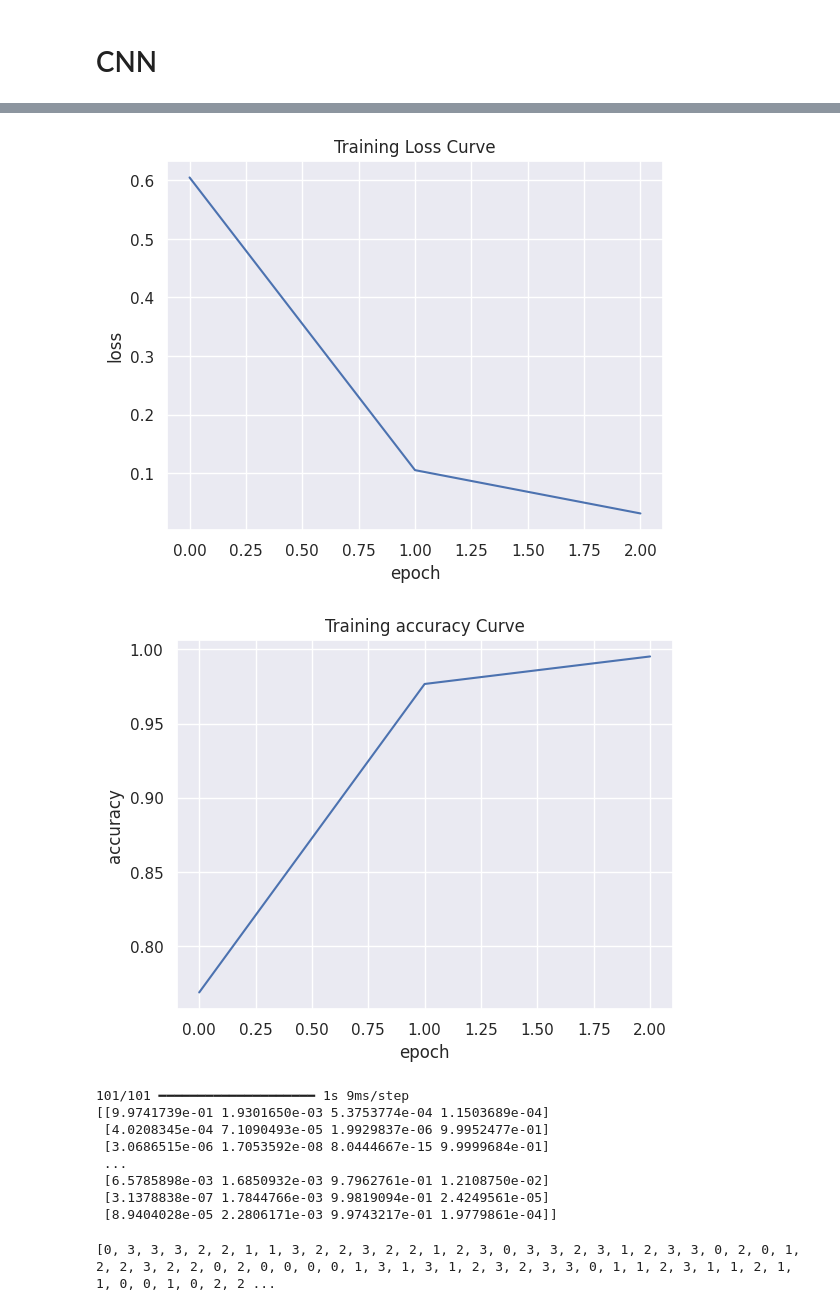
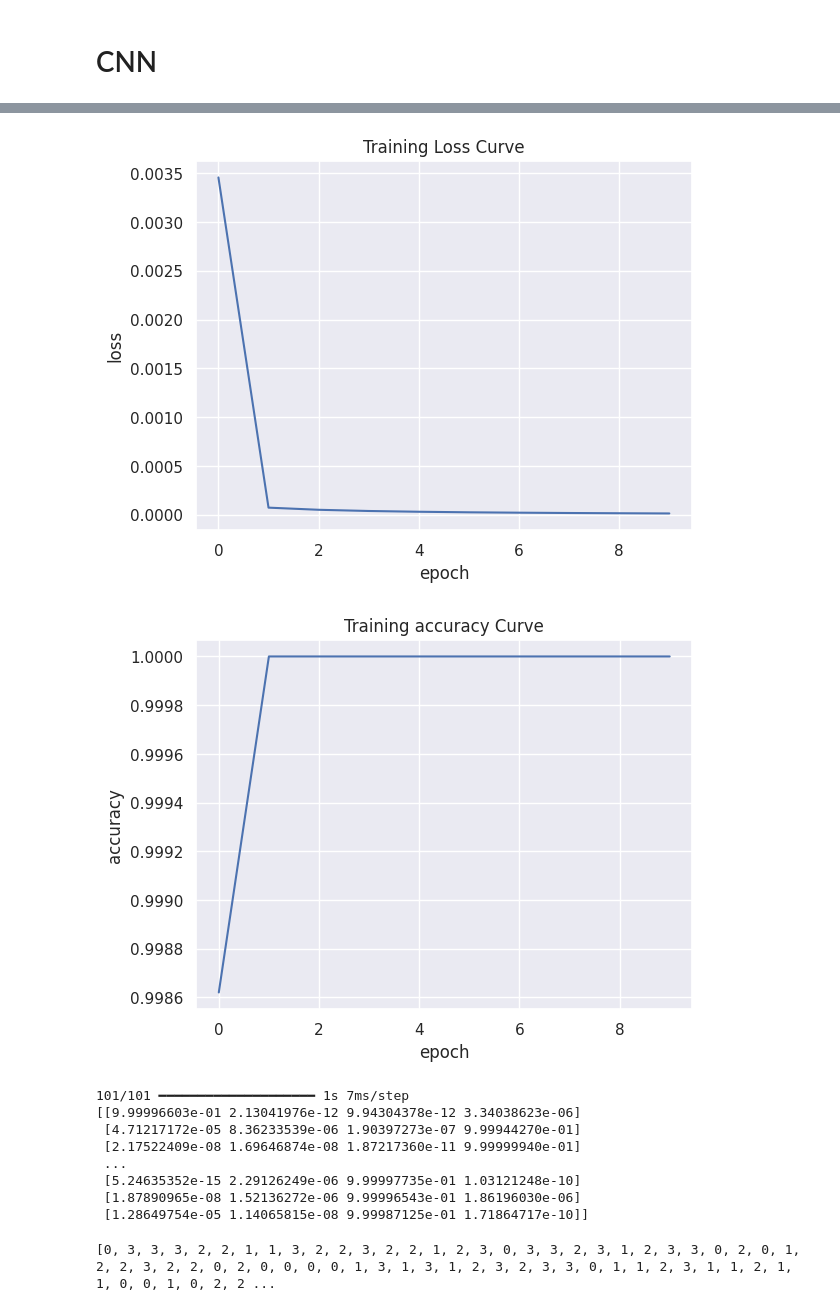
Before and after one commit to shoaibahmad0/Into-to-Data_Science, a Jupyter notebook: kidney_disease_classificaton.ipynb, the cells around one changed output, grey strips where cells are left out. Cells and saved outputs as stored; diff of their text form; code cells hidden in the pictures.

```diff
--- a/kidney_disease_classificaton.ipynb
+++ b/kidney_disease_classificaton.ipynb
@@ -470,10 +433,19 @@ array([[[0.        , 0.        , 0.        ],
 # %% [markdown]
 # Splitting the Dataset For training and testing and Validating using sklearn : train_test_split
 # %%
-from sklearn.model_selection import train_test_split
+"""from sklearn.model_selection import train_test_split
 
 X_train, X_test, y_train, y_test = train_test_split(train_data2, train_labels2, test_size = 0.20,random_state = 42) # With random_state=42, we get the same train and test sets across different executions
-X_train, X_val, y_train, y_val = train_test_split(train_data2, train_labels2, test_size = 0.10,random_state = 42)
+X_train, X_val, y_train, y_val = train_test_split(train_data2, train_labels2, test_size = 0.10,random_state = 42)"""
+
+
+
+
+# First split into train and test sets
+X_train, X_test, y_train, y_test = train_test_split(train_data2, train_labels2, test_size=0.20, random_state=42)
+
+# Further split the training set into train and validation sets
+X_train, X_val, y_train, y_val = train_test_split(X_train, y_train, test_size=0.10, random_state=42)
 # %%
 print("Training Data X : ",X_train.shape)
 print("Testing Data X : ",X_test.shape)
@@ -544,7 +516,7 @@ model.compile(optimizer='adam',
               metrics=['accuracy'])
 
 # Model Fit
-history = model.fit(np.array(X_train), np.array(y_train), epochs=3, validation_data=(np.array(X_val), np.array(y_val)))
+history = model.fit(np.array(X_train), np.array(y_train), epochs=10, validation_data=(np.array(X_val), np.array(y_val)))
 
 # Graph for Loss
 plt.plot(history.history['loss'])
@@ -569,19 +555,19 @@ Epoch 3/3
-[figure, old version]
+[figure, new version]
-[figure, old version]
+[figure, new version]
 # %%
 #Predicting Values
 
 a = model.predict(X_test)
 print(a)
 # %% [output]
-101/101 ━━━━━━━━━━━━━━━━━━━━ 1s 9ms/step
-[[9.9741739e-01 1.9301650e-03 5.3753774e-04 1.1503689e-04]
- [4.0208345e-04 7.1090493e-05 1.9929837e-06 9.9952477e-01]
- [3.0686515e-06 1.7053592e-08 8.0444667e-15 9.9999684e-01]
+101/101 ━━━━━━━━━━━━━━━━━━━━ 1s 7ms/step
+[[9.99996603e-01 2.13041976e-12 9.94304378e-12 3.34038623e-06]
+ [4.71217172e-05 8.36233539e-06 1.90397273e-07 9.99944270e-01]
+ [2.17522409e-08 1.69646874e-08 1.87217360e-11 9.99999940e-01]
  ...
- [6.5785898e-03 1.6850932e-03 9.7962761e-01 1.2108750e-02]
- [3.1378838e-07 1.7844766e-03 9.9819094e-01 2.4249561e-05]
- [8.9404028e-05 2.2806171e-03 9.9743217e-01 1.9779861e-04]]
+ [5.24635352e-15 2.29126249e-06 9.99997735e-01 1.03121248e-10]
+ [1.87890965e-08 1.52136272e-06 9.99996543e-01 1.86196030e-06]
+ [1.28649754e-05 1.14065815e-08 9.99987125e-01 1.71864717e-10]]
 # %%
 # Sparse to Dense
 b = []
```
Also changed, not shown: parts of 21 cells of this notebook.
